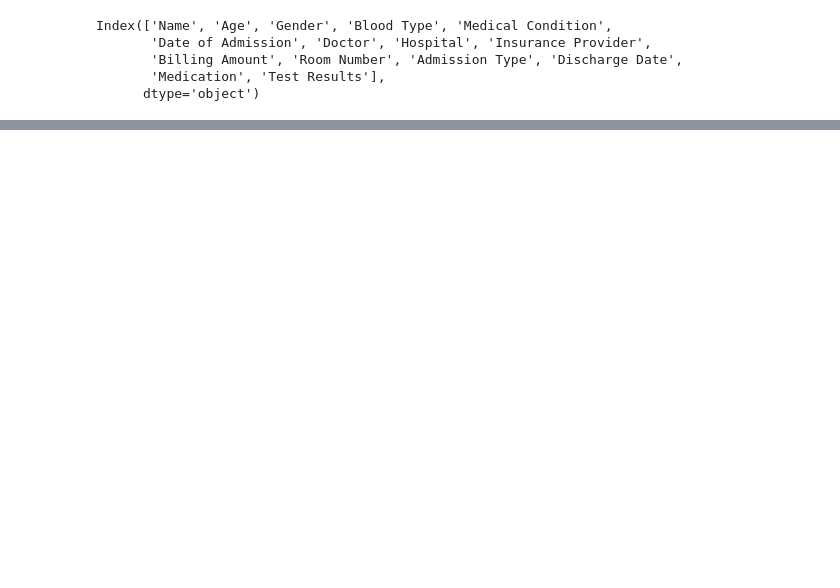
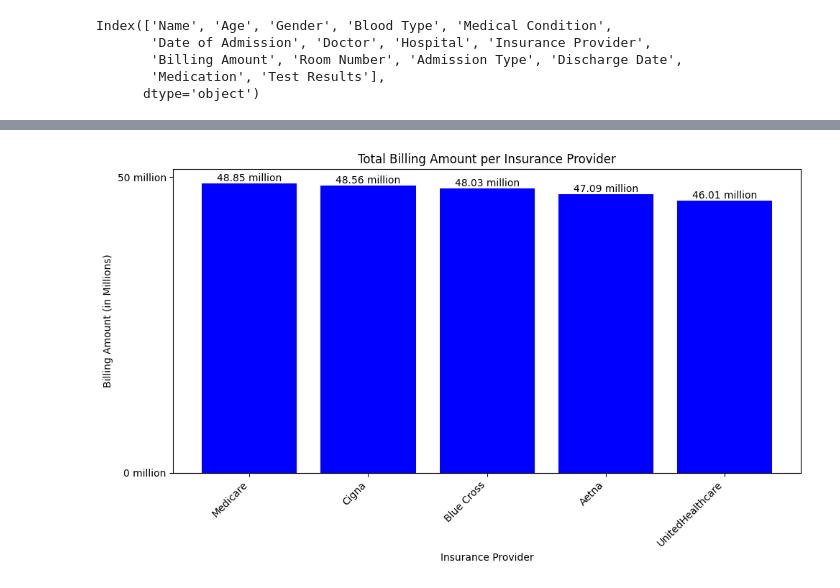
Before and after one commit to bscruz/database-assignment, a Jupyter notebook: dataset.ipynb, the cells around one changed output, grey strips where cells are left out. Saved outputs shown, nothing was run; the diff lists cells and outputs as text; code cells hidden in the pictures; blank space fills up the shorter version.

```diff
--- a/dataset.ipynb
+++ b/dataset.ipynb
@@ -238,0 +206,69 @@ print(medication_billing)
+# %%
+diabetes = df[df['Medical Condition'] == 'Diabetes']
+print(diabetes)
+df_unique = diabetes.drop_duplicates(subset='Name', keep='first')
+
+
+newdf = diabetes[['Medication', 'Insurance Provider', 'Billing Amount']]
+
+
+import numpy as np
+import matplotlib.pyplot as plt
+
+# Group by 'Insurance Provider'
+billed = newdf.groupby('Insurance Provider')['Billing Amount'].sum().sort_values(ascending=False)
+
+new_var = billed.values / 1e6
+labels = [f"{val:.2f} million" for val in new_var]
+
+# Plot the bar chart
+fig, ax = plt.subplots(figsize=(10, 6))
+bars = ax.bar(billed.index, new_var, color='blue')
+
+
+ax.set_yticks(np.arange(0, max(new_var) + 50, step=50))
+ax.set_yticklabels([f"{int(val)} million" for val in np.arange(0, max(new_var) + 50, step=50)])
+
+
+ax.set_xticks(np.arange(len(billed.index)))
+ax.set_xticklabels(billed.index, rotation=45, ha='right')
+
+# Add labels to bars
+for bar, label in zip(bars, labels):
+    height = bar.get_height()
+    ax.text(bar.get_x() + bar.get_width() / 2, height, label, ha='center', va='bottom', fontsize=10)
+
+
+ax.set_xlabel('Insurance Provider')
+ax.set_ylabel('Billing Amount (in Millions)')
+ax.set_title('Total Billing Amount per Insurance Provider')
+
+plt.tight_layout()
+plt.show()
+
+# shows number of people with diabetes
+diabetes_by_insurance = df_unique.groupby('Insurance Provider')['Name'].count()
+total_unique_diabetes = df_unique['Name'].nunique()
+print(diabetes_by_insurance)
+print(total_unique_diabetes)
+
+#shows number of people prescriped LIpitor and the amount billed for lipitor medication
+
+lipitorprovided = df_unique[df_unique['Medication'] == 'Lipitor']
+billing = lipitorprovided.groupby('Insurance Provider')['Billing Amount'].sum()
+print(billing)
+lipitorprovided = lipitorprovided.groupby('Insurance Provider')['Medication'].count()
+print(lipitorprovided)
+
+# shows how much it cost on average for a person to be perscriped lipitor compared to its insurance provider
+avg_billing_per_medication = (billing / lipitorprovided).round(2)
+print(avg_billing_per_medication)
+print(f"Total number of unique diabetes patients: {total_unique_diabetes}")
+
+
+print("\nAverage Billing Amount per Medication:")
+print(avg_billing_per_medication)
+
+
+print(diabetes_by_insurance)
+# %% [output]
@@ -238,0 +292 @@ print(medication_billing)
+[figure, added]
```
Also changed, not shown: parts of 22 cells of this notebook.
